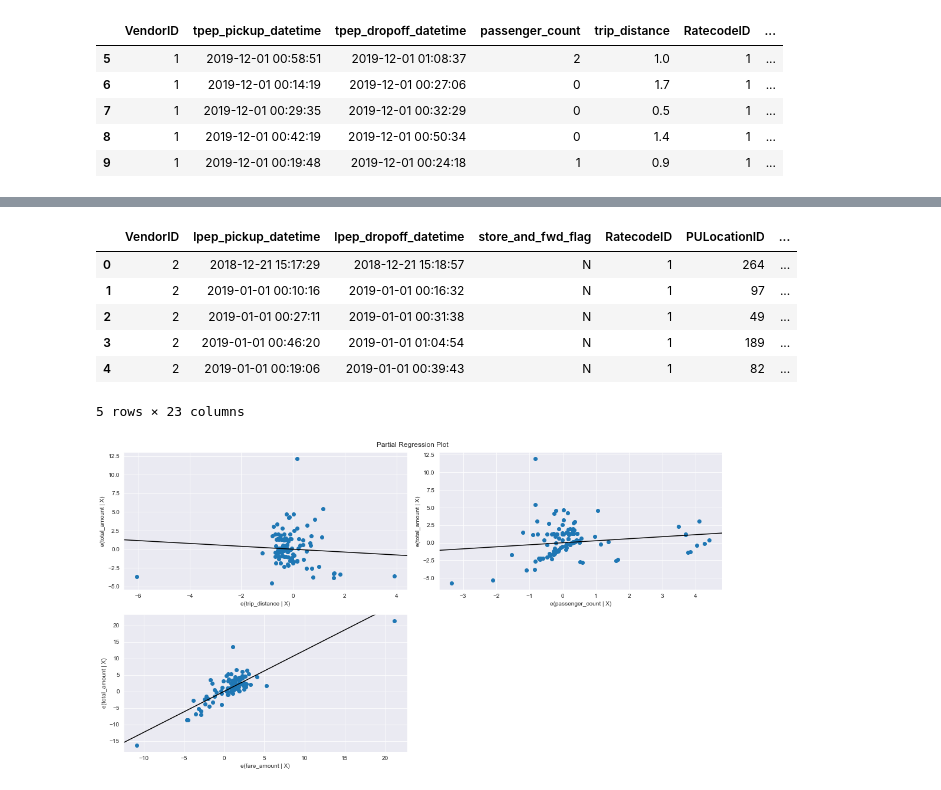
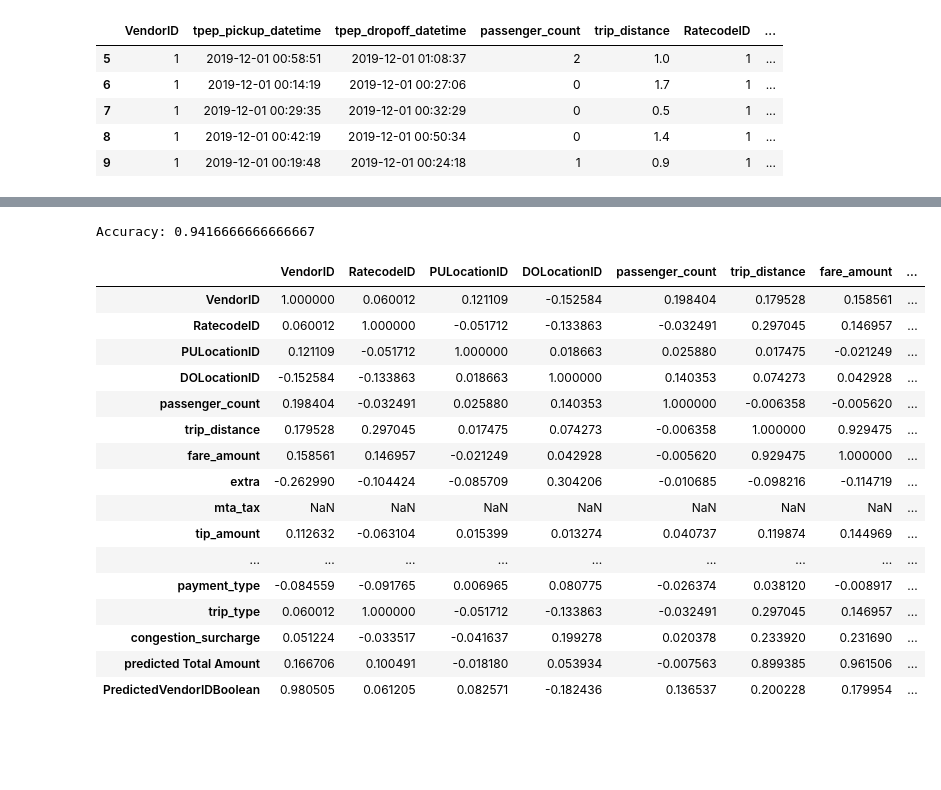
Before and after one commit to MSBX5420/Team-La-Plata-Peak, a Jupyter notebook: Creating S3 Bucket and Copying Data/Creating S3 Bucket and Copying Data-Machine_LearningPart1.ipynb, the cells around one changed output, grey strips where cells are left out. Saved outputs shown, nothing was run; the diff lists cells and outputs as text; code cells hidden in the pictures; blank space fills up the shorter version.

```diff
--- a/Creating S3 Bucket and Copying Data/Creating S3 Bucket and Copying Data-Machine_LearningPart1.ipynb
+++ b/Creating S3 Bucket and Copying Data/Creating S3 Bucket and Copying Data-Machine_LearningPart1.ipynb
@@ -375,10 +375,10 @@ TaxiType                  object
 dtype: object
 # %%
 import statsmodels.api as sm
-X = green[['trip_distance','passenger_count','fare_amount']]
+X = green[['fare_amount','improvement_surcharge','trip_distance','tip_amount','tolls_amount']]
 Y=green["total_amount"]
 model = sm.OLS(Y, X).fit()
-green['predicted Total Amount'] = round(model.predict(X),1)
+green['predicted Total Amount'] = round(model.predict(X),2)
 print_model = model.summary()
 print(print_model)
 # %% [output]
@@ -385,0 +454,4 @@ ValueError: cannot copy sequence with size 120 to array axis with dimension 22
+# %%
+green['VendorIDBoolean']= green['VendorID']
+green.VendorIDBoolean = green.VendorIDBoolean.astype('category')
+green.head()
@@ -385,0 +466,6 @@ ValueError: cannot copy sequence with size 120 to array axis with dimension 22
+# %%
+from sklearn.tree import DecisionTreeClassifier
+X1=green[['fare_amount','improvement_surcharge','trip_distance','tip_amount','tolls_amount',"total_amount"]]
+y1=green['VendorIDBoolean']
+clf = DecisionTreeClassifier()
+clf = clf.fit(X1,y1)
@@ -385,0 +478,4 @@ ValueError: cannot copy sequence with size 120 to array axis with dimension 22
+# %%
+from sklearn import metrics
+green['PredictedVendorIDBoolean'] = clf.predict(X1)
+print("Accuracy:",metrics.accuracy_score(y1, green['PredictedVendorIDBoolean']))
@@ -386,19 +502,25 @@ ValueError: cannot copy sequence with size 120 to array axis with dimension 22
+# %%
+yellow['PredictedVendorIDBoolean'] = clf2.predict(X2)
+print("Accuracy:",metrics.accuracy_score(y2, yellow['PredictedVendorIDBoolean']))
+# %% [output]
+Accuracy: 0.9416666666666667
 # %%
-green.head()
+green.corr()
 # %% [output]
-|  | VendorID | lpep_pickup_datetime | lpep_dropoff_datetime | store_and_fwd_flag | RatecodeID | PULocationID | ... |
-| 0 | 2 | 2018-12-21 15:17:29 | 2018-12-21 15:18:57 | N | 1 | 264 | ... |
-| 1 | 2 | 2019-01-01 00:10:16 | 2019-01-01 00:16:32 | N | 1 | 97 | ... |
-| 2 | 2 | 2019-01-01 00:27:11 | 2019-01-01 00:31:38 | N | 1 | 49 | ... |
-| 3 | 2 | 2019-01-01 00:46:20 | 2019-01-01 01:04:54 | N | 1 | 189 | ... |
-| 4 | 2 | 2019-01-01 00:19:06 | 2019-01-01 00:39:43 | N | 1 | 82 | ... |
+|  | VendorID | RatecodeID | PULocationID | DOLocationID | passenger_count | trip_distance | fare_amount | ... |
+| VendorID | 1.000000 | 0.060012 | 0.121109 | -0.152584 | 0.198404 | 0.179528 | 0.158561 | ... |
+| RatecodeID | 0.060012 | 1.000000 | -0.051712 | -0.133863 | -0.032491 | 0.297045 | 0.146957 | ... |
+| PULocationID | 0.121109 | -0.051712 | 1.000000 | 0.018663 | 0.025880 | 0.017475 | -0.021249 | ... |
+| DOLocationID | -0.152584 | -0.133863 | 0.018663 | 1.000000 | 0.140353 | 0.074273 | 0.042928 | ... |
+| passenger_count | 0.198404 | -0.032491 | 0.025880 | 0.140353 | 1.000000 | -0.006358 | -0.005620 | ... |
+| trip_distance | 0.179528 | 0.297045 | 0.017475 | 0.074273 | -0.006358 | 1.000000 | 0.929475 | ... |
+| fare_amount | 0.158561 | 0.146957 | -0.021249 | 0.042928 | -0.005620 | 0.929475 | 1.000000 | ... |
+| extra | -0.262990 | -0.104424 | -0.085709 | 0.304206 | -0.010685 | -0.098216 | -0.114719 | ... |
+| mta_tax | NaN | NaN | NaN | NaN | NaN | NaN | NaN | ... |
+| tip_amount | 0.112632 | -0.063104 | 0.015399 | 0.013274 | 0.040737 | 0.119874 | 0.144969 | ... |
+| ... | ... | ... | ... | ... | ... | ... | ... | ... |
+| payment_type | -0.084559 | -0.091765 | 0.006965 | 0.080775 | -0.026374 | 0.038120 | -0.008917 | ... |
+| trip_type | 0.060012 | 1.000000 | -0.051712 | -0.133863 | -0.032491 | 0.297045 | 0.146957 | ... |
+| congestion_surcharge | 0.051224 | -0.033517 | -0.041637 | 0.199278 | 0.020378 | 0.233920 | 0.231690 | ... |
+| predicted Total Amount | 0.166706 | 0.100491 | -0.018180 | 0.053934 | -0.007563 | 0.899385 | 0.961506 | ... |
+| PredictedVendorIDBoolean | 0.980505 | 0.061205 | 0.082571 | -0.182436 | 0.136537 | 0.200228 | 0.179954 | ... |
-5 rows × 23 columns
-# %%
-import matplotlib.pyplot as plt
-import seaborn as sns
-%matplotlib inline
-sns.set_style("darkgrid")
-fig = plt.figure(figsize=(15,8))
-fig = sm.graphics.plot_partregress_grid(model, fig=fig)
-# %% [output]
-[figure, removed]
```
Also changed, not shown: parts of 13 cells of this notebook.
